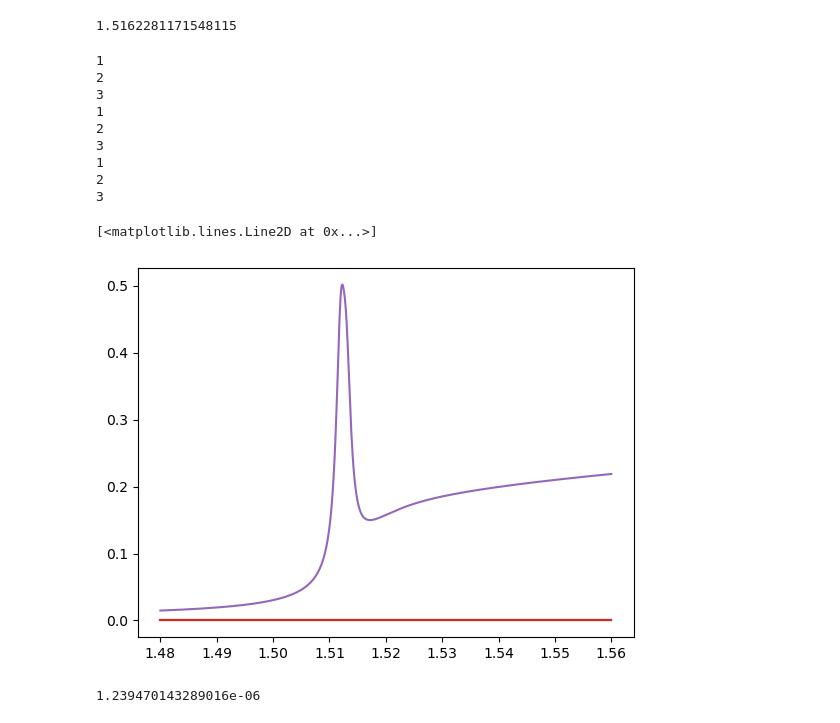
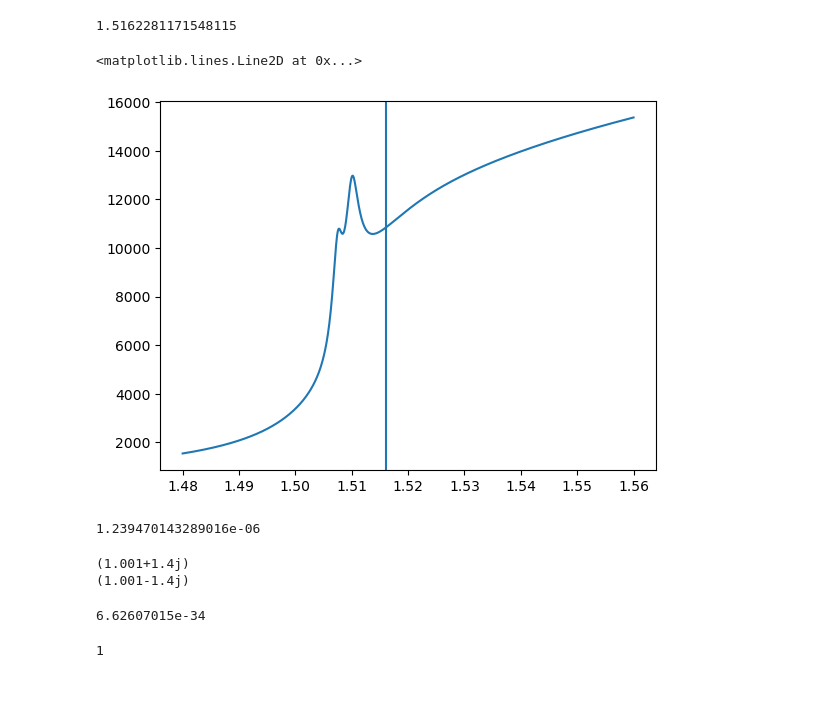
Before and after one commit to MTLphys/FittingFunctions, a Jupyter notebook: Fitfunction.ipynb, the cells around one changed output. Saved outputs shown, nothing was run; the diff lists cells and outputs as text; code cells hidden in the pictures; blank space fills up the shorter version.

```diff
--- a/Fitfunction.ipynb
+++ b/Fitfunction.ipynb
@@ -216,61 +216,52 @@ def Gm(Gc,G1,m):
     return Gc-(Gc-G1)/m**2
 def alpha(E,E0,Gc,G1,R,C):
     up = u(E,E0,Gc,R,2)
     um = u(E,E0,Gc,R,1)
     p1 = 0
     p2 = 0
     p3 = 0
     for i in range(1,4):
-        print(i)
         Ei = Em(E0,R,i)
         Gi = Gm(Gc,G1,i)
         p1 = p1+I(E,Ei,Gi,R,i,C,Gc)
-    p2 = p2+II(E,E0,Gc,R,C)
-    p3 = p3+III(E,up,um,C,R)
+        p2 = p2+II(E,E0,Gc,R,C)
+        p3 = p3+III(E,up,um,C,R)
     return (p1+p2+p3)
 def calpha(x,Elh,Ehh,Gclh,Gchh,G1lh,G1hh,Rlh,Rhh,Clh,Chh):
     E = np.asarray(x)
     return  alpha(E,Elh,Gclh,G1lh,Rlh,Clh)+alpha(E,Ehh,Gchh,G1hh,Rhh,Chh)
 E = np.linspace(1.48,1.56,1000)
 y = u(E,E0,Gc,R,0)
 a = alpha(E,E0,Gc,G1,R,C)
-Clh = .5
-Rlh = .006
-Elh = 1.518
-Gclh = .005
-G1lh = .001
-Chh = 1
-Rhh = .003
-Ehh = 1.516
-Gchh = .006
-G1hh = .001
+Clh = 2.7e4
+Rlh = .0035
+Elh = 1.5135
+Gclh = .01
+G1lh = .0015
+Chh = .9e4
+Rhh = .0035
+Ehh = 1.511
+Gchh = .001
+G1hh = .0015
 ac = calpha(E,Elh,Ehh,Gclh,Gchh,G1lh,G1hh,Rlh,Rhh,Clh,Chh)
 m =1
 E1 = E0-R/1**3
 p1 = I(E,E1,G1,R,1,C,Gc)
 p2 = II(E,E0,Gc,R,C)
 up = u(E,E0,Gc,R,0)
 um =u(E,E0,Gc,R,1)
 p3 = III(E,up,um,C,R)
 #plt.plot(E,y)
-plt.plot(E,p1)
-plt.plot(E,p2)
-plt.plot(E,p3)
-plt.plot(E,a)
+#plt.plot(E,p1)
+#plt.plot(E,p2)
+#plt.plot(E,p3)
+#plt.plot(E,a)
 plt.plot(E,ac)
+plt.axvline(1.516)
 #plt.xlim(2.07,2.17)
 # %% [output]
-1
-2
-3
-1
-2
-3
-1
-2
-3
+<matplotlib.lines.Line2D at 0x...>
-[<matplotlib.lines.Line2D at 0x...>]
-[figure, old version]
+[figure, new version]
 # %%
 #ev to nm conversion
 from scipy import constants as c
@@ -279,3 +270,22 @@ E = c.h*c.c/1.0003/c.electron_volt
 E
 # %% [output]
 1.239470143289016e-06
+# %%
+import numpy as np
+print(1.001+1.4j)
+print(np.conj(1.001+1.4j))
+# %% [output]
+(1.001+1.4j)
+(1.001-1.4j)
+# %%
+import scipy.constants as c
+c.h
+# %% [output]
+6.62607015e-34
+# %%
+import numpy as np
+a = np.asarray([1,0])
+b = np.asarray([1,0])
+a.dot(b)
+# %% [output]
+1
```
Also changed, not shown: parts of 4 cells of this notebook, 1 other file.
